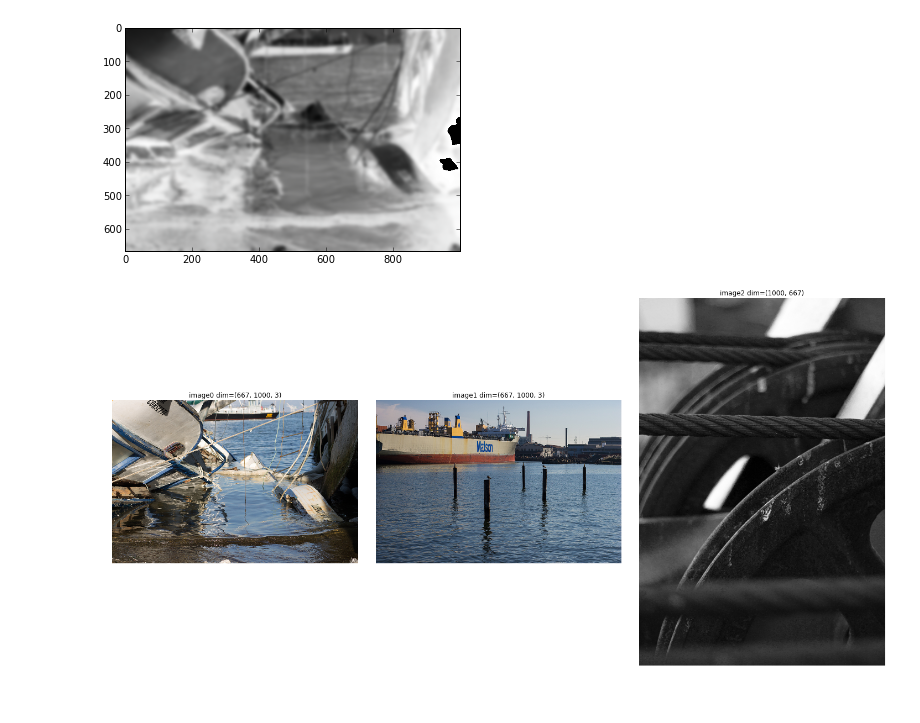
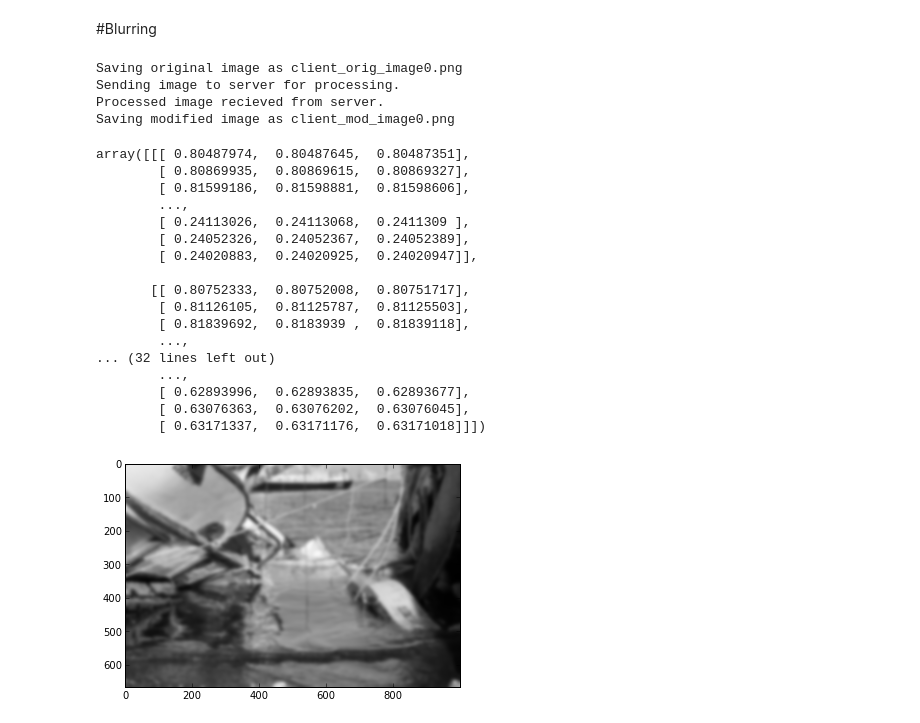
Before and after one commit to jccurtis/homework, a Jupyter notebook: hw5/problem1-client.ipynb, the cells around one changed output. Drawn from its saved outputs; the diff is of its cells as text; code cells hidden in the pictures.

```diff
--- a/hw5/problem1-client.ipynb
+++ b/hw5/problem1-client.ipynb
@@ -99,19 +200,27 @@ Available methods from server:
+# %% [markdown]
+#Blurring
 # %%
-test_client.im_blur('image0.jpg')
+test_client.blur('image0.png')
 # %% [output]
+Saving original image as client_orig_image0.png
+Sending image to server for processing.
+Processed image recieved from server.
+Saving modified image as client_mod_image0.png
+array([[[ 0.80487974,  0.80487645,  0.80487351],
+        [ 0.80869935,  0.80869615,  0.80869327],
+        [ 0.81599186,  0.81598881,  0.81598606],
+        ...,
+        [ 0.24113026,  0.24113068,  0.2411309 ],
+        [ 0.24052326,  0.24052367,  0.24052389],
+        [ 0.24020883,  0.24020925,  0.24020947]],
+
+       [[ 0.80752333,  0.80752008,  0.80751717],
+        [ 0.81126105,  0.81125787,  0.81125503],
+        [ 0.81839692,  0.8183939 ,  0.81839118],
+        ...,
+... (32 lines left out)
+        ...,
+        [ 0.62893996,  0.62893835,  0.62893677],
+        [ 0.63076363,  0.63076202,  0.63076045],
+        [ 0.63171337,  0.63171176,  0.63171018]]])
-[figure, old version]
+[figure, new version]
-# %%
-figure(figsize=(20,20))
-im = []
-for i in range(3):
-    im.append(imread('image{:d}.jpg'.format(i)))
-    subplot(1,3,i+1)
-    if len(im[i].shape) < 3:
-        imshow(im[i],cmap=cm.Greys_r)
-    else:
-        imshow(im[i])
-    title('image{:d} dim={:s}'.format(i,im[i].shape))
-    axis('off')
-    tight_layout() #for small subplot spacing
-# %% [output]
-[figure, removed]
```
Also changed, not shown: parts of 20 cells of this notebook, 1 other file.
